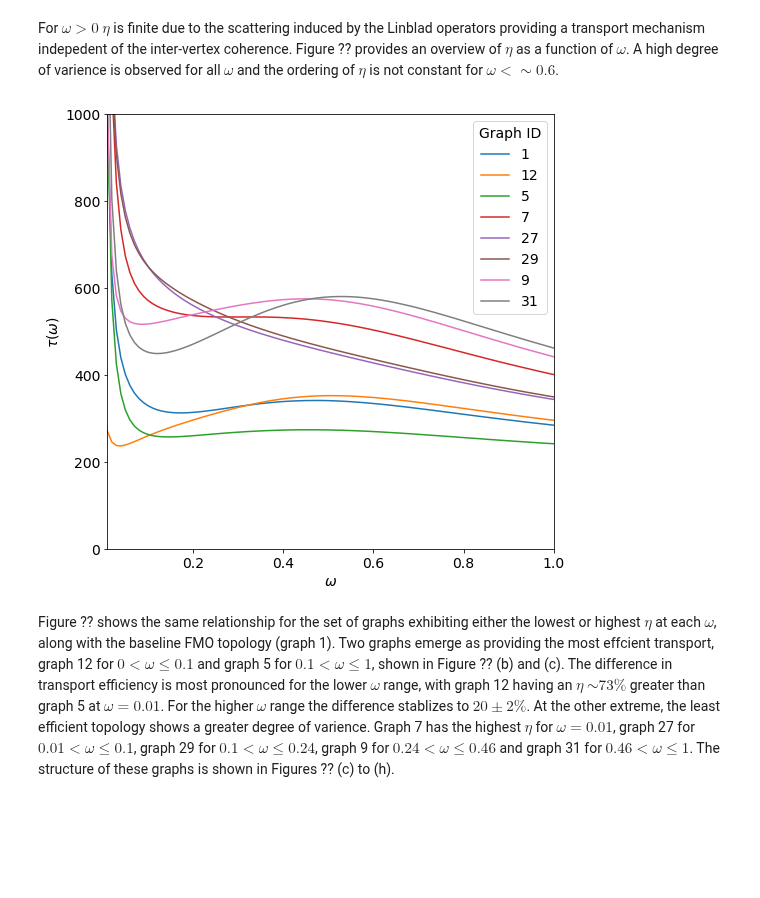
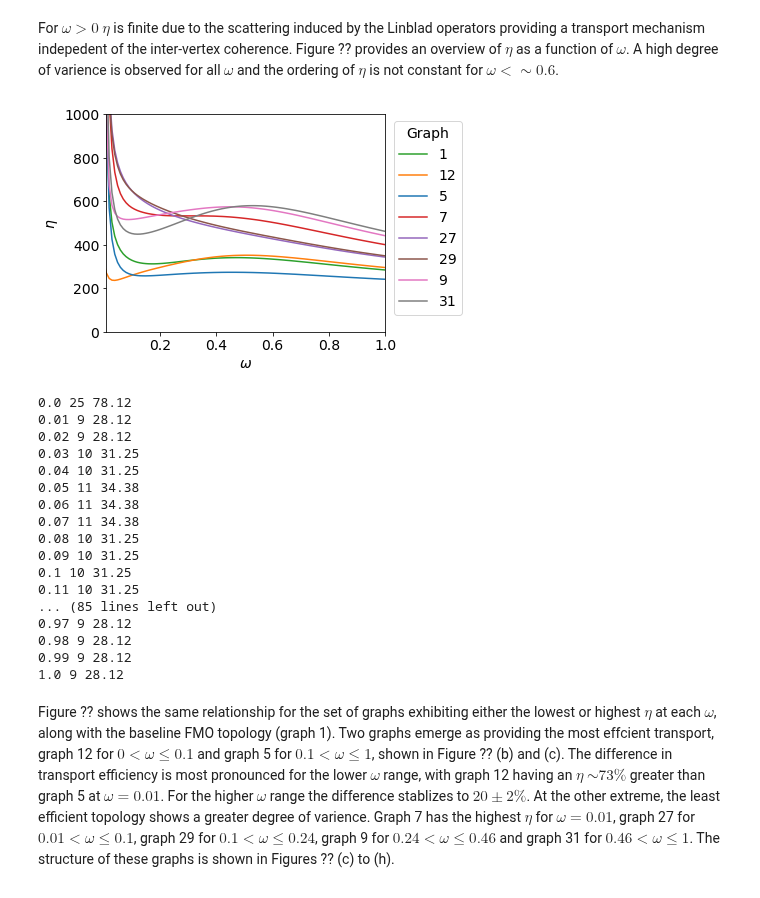
Before and after one commit to Edric-Matwiejew/QSW_MPI, a Jupyter notebook: examples/Application 1/Application_1-Copy1.ipynb, the cells around one changed output. Cells and saved outputs as stored; diff of their text form; code cells hidden in the pictures; blank space fills up the shorter version.

```diff
--- a/examples/Application 1/Application_1-Copy1.ipynb
+++ b/examples/Application 1/Application_1-Copy1.ipynb
@@ -60,6 +59,8 @@ results_df.head()
 | 2 | isomorphic_graphs/32.mtx | 32 | 0.0 | 1002.625000 | 0.501313 | 2068.227251 | ... |
 | 3 | isomorphic_graphs/13.mtx | 13 | 0.0 | 1006.250000 | 0.503125 | 553.897782 | ... |
 | 4 | isomorphic_graphs/24.mtx | 24 | 0.0 | 1006.250000 | 0.503125 | 1282.041424 | ... |
+# %%
+color=[u'#2ca02c', u'#ff7f0e',  u'#1f77b4', u'#d62728', u'#9467bd', u'#8c564b', u'#e377c2', u'#7f7f7f', u'#bcbd22', u'#17becf']
 # %%
 results_0 = results_df.loc[results_df['omega']==0]
 font = 14
@@ -117,16 +198,19 @@ The iterable function was deprecated in Matplotlib 3.1 and will be removed in 3.
 font = 14
 files = np.arange(1,33,1)
 #files = [1, 12, 7, 27, 5, 29, 31, 9]
-fig = plt.figure(figsize=(8,8))
+fig = plt.figure(figsize=(5,4))
 ax = fig.add_subplot(111)
 h = 2000/float(16384)
 ts = np.arange(0,2000 + h, h)
 
 for file in files:
-    ax.plot(results_df.loc[results_df['ID']==file]['omega'],results_df.loc[results_df['ID']==file]['time'], label=str(file), c = 'mediumpurple')
+        ax.plot(results_df.loc[results_df['ID']==file]['omega'],results_df.loc[results_df['ID']==file]['time'], '--', c = 'darkgrey')
+
+ax.plot(results_df.loc[results_df['ID']==file]['omega'],results_df.loc[results_df['ID']==file]['time'], label = 'Graph 1', c = color[0], linewidth=5.0)
+
 #ax.set_scale('log')
 #ax.set_yscale('log')
-#plt.legend(fontsize = font)
+plt.legend(fontsize = font)
 ax.set_ylim(0.0,1000)
 ax.set_xlim(0.01,1)
 #ax.axvline(x=0.47)
@@ -135,5 +219,6 @@ plt.xticks(fontsize=font)
 plt.xlabel(r'$\omega$',fontsize=font)
 plt.ylabel(r'$\eta$',fontsize=font)
 print()
+plt.savefig("FMO_EST_all_graphs.jpeg", bbox_inches = 'tight', pad_inches = 0.2, dpi = 300)
 plt.show()
 # %% [output]
@@ -143,28 +228,62 @@ For $\omega >0$ $\eta$ is finite due to the scattering induced by the Linblad op
 # %%
 font = 14
 #files = np.arange(1,33,1)
 files = [1, 12, 5, 7, 27, 29, 9, 31]
-fig = plt.figure(figsize=(8,8))
+fig = plt.figure(figsize=(5,4))
 ax = fig.add_subplot(111)
 h = 2000/float(16384)
 ts = np.arange(0,2000 + h, h)
-
+indx = 0
 for file in files:
-    ax.plot(results_df.loc[results_df['ID']==file]['omega'],results_df.loc[results_df['ID']==file]['time'], label=str(file))
+    ax.plot(results_df.loc[results_df['ID']==file]['omega'],results_df.loc[results_df['ID']==file]['time'], label=str(file), c=color[indx])
+    indx += 1
 #ax.set_scale('log')
 #ax.set_yscale('log')
-plt.legend(title = "Graph ID", fontsize = font, title_fontsize = font)
+plt.legend(title = "Graph", fontsize = font, title_fontsize = font, loc = 'upper right', bbox_to_anchor=(1.3, 1.0))
 ax.set_ylim(0.0,1000)
 ax.set_xlim(0.01,1)
 #ax.axvline(x=0.47)
 plt.yticks(fontsize=font)
 plt.xticks(fontsize=font)
 plt.xlabel(r'$\omega$',fontsize=font)
-plt.ylabel(r'$\tau(\omega)$',fontsize=font)
+plt.ylabel(r'$\eta$',fontsize=font)
 print()
+plt.savefig("FMO_EST_subset.jpeg", bbox_inches = 'tight', pad_inches = 0.2, dpi = 300)
 plt.show()
 # %% [output]
-[figure, old version]
+[figure, new version]
+# %%
+omegas = np.arange(0.0,1.01,0.01)
+
+for omega in omegas:
+    omega_results = results_df.loc[results_df['omega']==round(omega,2)]
+    IDs = omega_results['ID'].values
+    pops = omega_results['final_sink_pop'].values
+    times = omega_results['time'].values
+    x = np.argsort(times)
+    IDs = IDs[x]
+    pops = pops[x]
+    times = times[x]
+    result = np.where(IDs==1)
+    print(omega, result[0][0], round(100*result[0][0]/len(IDs),2))
+# %% [output]
+0.0 25 78.12
+0.01 9 28.12
+0.02 9 28.12
+0.03 10 31.25
+0.04 10 31.25
+0.05 11 34.38
+0.06 11 34.38
+0.07 11 34.38
+0.08 10 31.25
+0.09 10 31.25
+0.1 10 31.25
+0.11 10 31.25
+... (85 lines left out)
+0.97 9 28.12
+0.98 9 28.12
+0.99 9 28.12
+1.0 9 28.12
 # %% [markdown]
 Figure ?? shows the same relationship for the set of graphs exhibiting either the lowest or highest $\eta$ at each $\omega$, along with the baseline FMO topology (graph 1). Two graphs emerge as providing the most effcient transport, graph 12 for $0 < \omega \leq 0.1$ and graph 5 for $0.1 < \omega \leq 1$, shown in Figure ?? (b) and (c). The difference in transport efficiency is most pronounced for the lower $\omega$ range, with graph 12 having an $\eta$ $\sim 73\%$ greater than graph 5 at $\omega = 0.01$. For the higher $\omega$ range the difference stablizes to $20 \pm 2 \%$. At the other extreme, the least efficient topology shows a greater degree of varience. Graph 7 has the highest $\eta$ for $ \omega = 0.01$, graph 27 for $ 0.01 < \omega \leq 0.1$, graph 29 for $0.1 < \omega \leq 0.24$, graph 9 for $ 0.24 < \omega \leq 0.46$ and graph 31 for $0.46 < \omega \leq 1$. The structure of these graphs is shown in Figures ?? (c) to (h).
 
```
Also changed, not shown: parts of 15 cells of this notebook, 25 other files.
